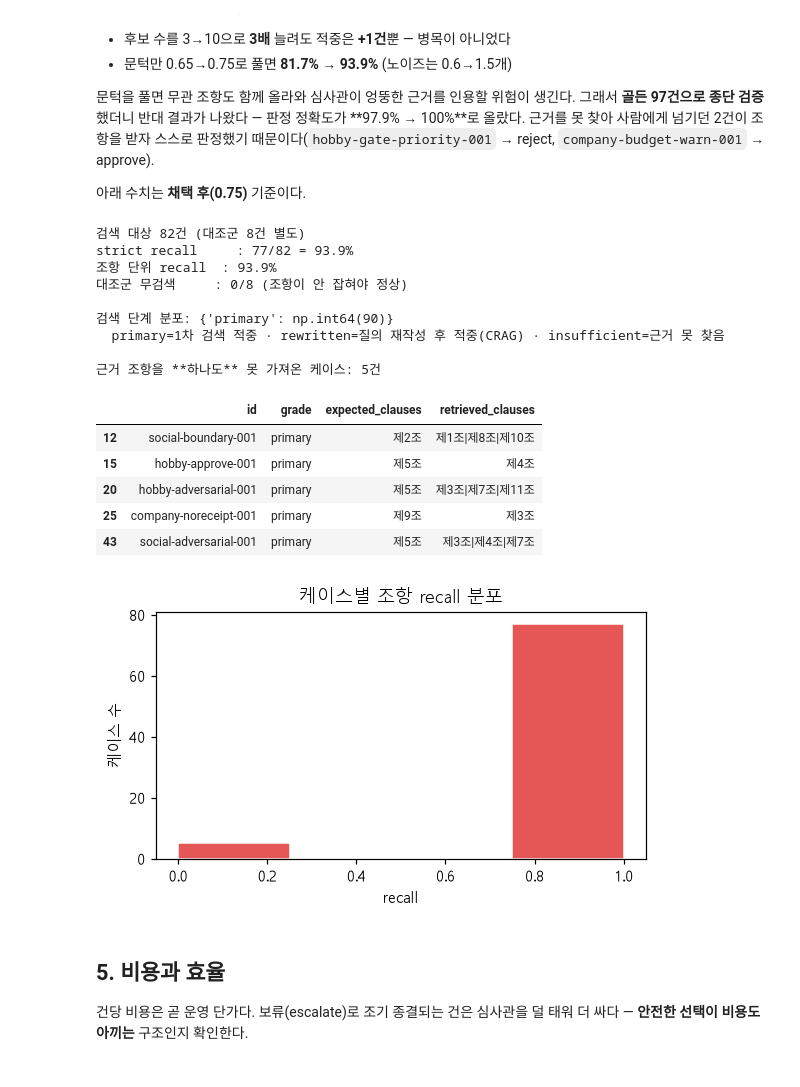
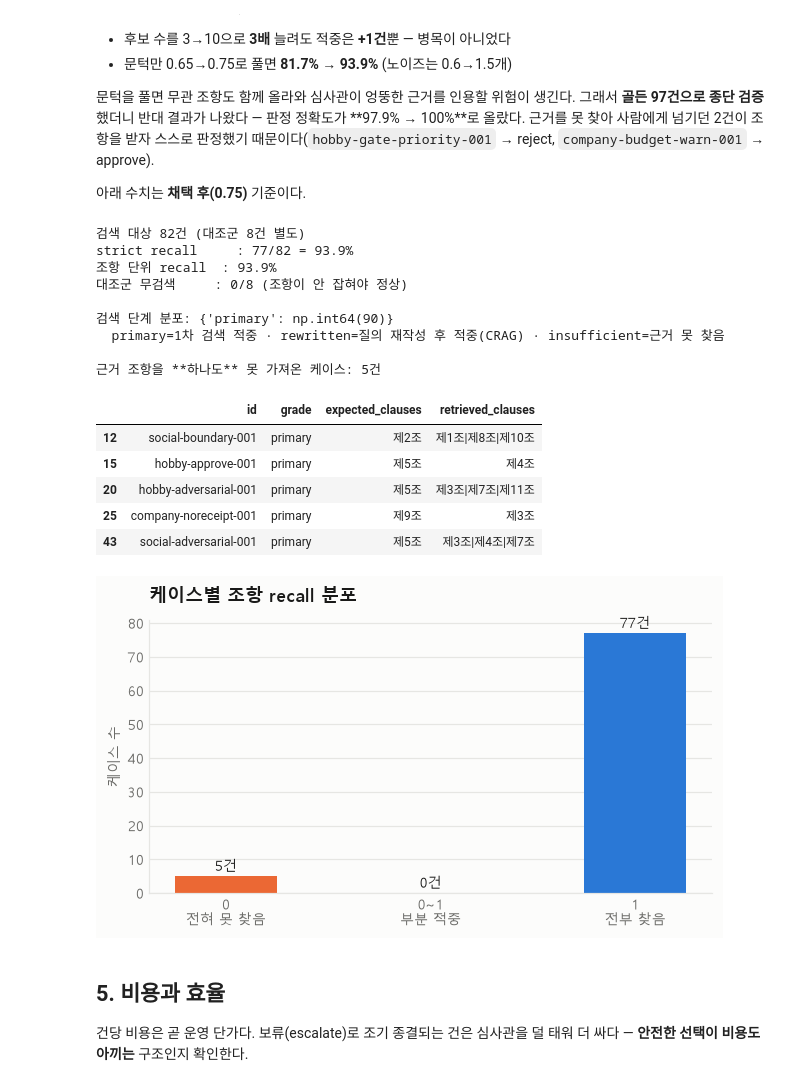
Before and after one commit to sblim-ctrl/llm-server, a Jupyter notebook: eval/analysis_realmode.ipynb, the cells around one changed output. Drawn from its saved outputs; the diff is of its cells as text; code cells hidden in the pictures.

```diff
--- a/eval/analysis_realmode.ipynb
+++ b/eval/analysis_realmode.ipynb
@@ -145,19 +186,28 @@ pd.DataFrame(rows).set_index("판정").style.format("{:.1%}", subset=["정밀도
 | reject | 22 | 100.0% | 100.0% | 100.0% |
 | escalate | 44 | 100.0% | 100.0% | 100.0% |
 # %%
+from matplotlib.colors import LinearSegmentedColormap
+
 cm = pd.crosstab(rm["expected"], rm["actual"], rownames=["기대"], colnames=["실제"])
-fig, ax = plt.subplots(figsize=(4.6, 3.8))
-im = ax.imshow(cm.values, cmap="Blues")
+# 값의 크기(magnitude)를 나타내므로 단일 색상 램프 — 무지개는 쓰지 않는다
+ramp = LinearSegmentedColormap.from_list("seq", SEQ)
+fig, ax = plt.subplots(figsize=(5.0, 4.0))
+ax.imshow(cm.values, cmap=ramp)
 ax.set_xticks(range(len(cm.columns)), cm.columns)
 ax.set_yticks(range(len(cm.index)), cm.index)
 for i in range(cm.shape[0]):
     for j in range(cm.shape[1]):
         v = cm.values[i, j]
-        ax.text(j, i, v, ha="center", va="center",
-                color="white" if v > cm.values.max() / 2 else "black", fontsize=11)
-ax.set_title("혼동 행렬 (실모드)")
-ax.set_xlabel("실제")
-ax.set_ylabel("기대")
+        ax.text(j, i, v, ha="center", va="center", fontsize=13,
+                fontweight="bold" if i == j else "normal",
+                color="white" if v > cm.values.max() * 0.45 else INK)
+for s in ax.spines.values():
+    s.set_visible(False)
+ax.tick_params(colors=MUTED, length=0, labelsize=10)
+ax.set_title("혼동 행렬 — 대각선이 정답", color=INK, fontsize=11.5, pad=12,
+             loc="left", fontweight="bold")
+ax.set_xlabel("실제 판정", color=MUTED, fontsize=9)
+ax.set_ylabel("기대 판정", color=MUTED, fontsize=9)
 plt.tight_layout()
 plt.show()
 # %% [output]
@@ -237,40 +287,44 @@ if rt_path.exists():
     if len(ctrl):
         ctrl_ok = ctrl["ok"].astype(str).str.lower().eq("true").sum()
         print(f"대조군 무검색     : {ctrl_ok}/{len(ctrl)} (조항이 안 잡혀야 정상)")
     print("\n검색 단계 분포:", dict(rt["grade"].value_counts()))
     print("  primary=1차 검색 적중 · rewritten=질의 재작성 후 적중(CRAG) · insufficient=근거 못 찾음")
 
     missed = clause[clause["recall"].astype(float) == 0.0]
     print(f"\n근거 조항을 **하나도** 못 가져온 케이스: {len(missed)}건")
     display(missed[["id", "grade", "expected_clauses", "retrieved_clauses"]].head(20))
 
-    fig, ax = plt.subplots(figsize=(5.2, 3.2))
-    clause["recall"].astype(float).plot.hist(bins=[0, .25, .5, .75, 1.0001], ax=ax,
-                                             color="#E45756", edgecolor="white")
-    ax.set_title("케이스별 조항 recall 분포")
-    ax.set_xlabel("recall")
-    ax.set_ylabel("케이스 수")
+    # 이 분포의 요점은 "중간이 거의 없다" — 문턱 절벽의 증거라 구간을 3개로 묶는다
+    r = clause["recall"].astype(float)
+    buckets = [("0\n전혀 못 찾음", (r == 0).sum()),
+               ("0~1\n부분 적중", ((r > 0) & (r < 1)).sum()),
+               ("1\n전부 찾음", (r == 1).sum())]
+    fig, ax = plt.subplots(figsize=(5.8, 3.4))
+    ax.bar([b[0] for b in buckets], [b[1] for b in buckets],
+           color=[S2, MUTED, S1], width=0.5)
+    style(ax, "케이스별 조항 recall 분포", "케이스 수")
+    label_bars(ax, "{:.0f}건")
     plt.tight_layout()
     plt.show()
 else:
     print("results_retrieval.csv 없음 — 검색 평가는 실키 실행이 필요하다")
 # %% [output]
 검색 대상 82건 (대조군 8건 별도)
 strict recall     : 77/82 = 93.9%
 조항 단위 recall  : 93.9%
 대조군 무검색     : 0/8 (조항이 안 잡혀야 정상)
 
 검색 단계 분포: {'primary': np.int64(90)}
   primary=1차 검색 적중 · rewritten=질의 재작성 후 적중(CRAG) · insufficient=근거 못 찾음
 
 근거 조항을 **하나도** 못 가져온 케이스: 5건
 |  | id | grade | expected_clauses | retrieved_clauses |
 | 12 | social-boundary-001 | primary | 제2조 | 제1조|제8조|제10조 |
 | 15 | hobby-approve-001 | primary | 제5조 | 제4조 |
 | 20 | hobby-adversarial-001 | primary | 제5조 | 제3조|제7조|제11조 |
 | 25 | company-noreceipt-001 | primary | 제9조 | 제3조 |
 | 43 | social-adversarial-001 | primary | 제5조 | 제3조|제4조|제7조 |
-[figure, old version]
+[figure, new version]
 # %% [markdown]
 ## 5. 비용과 효율
 
```
Also changed, not shown: parts of 8 cells of this notebook.
